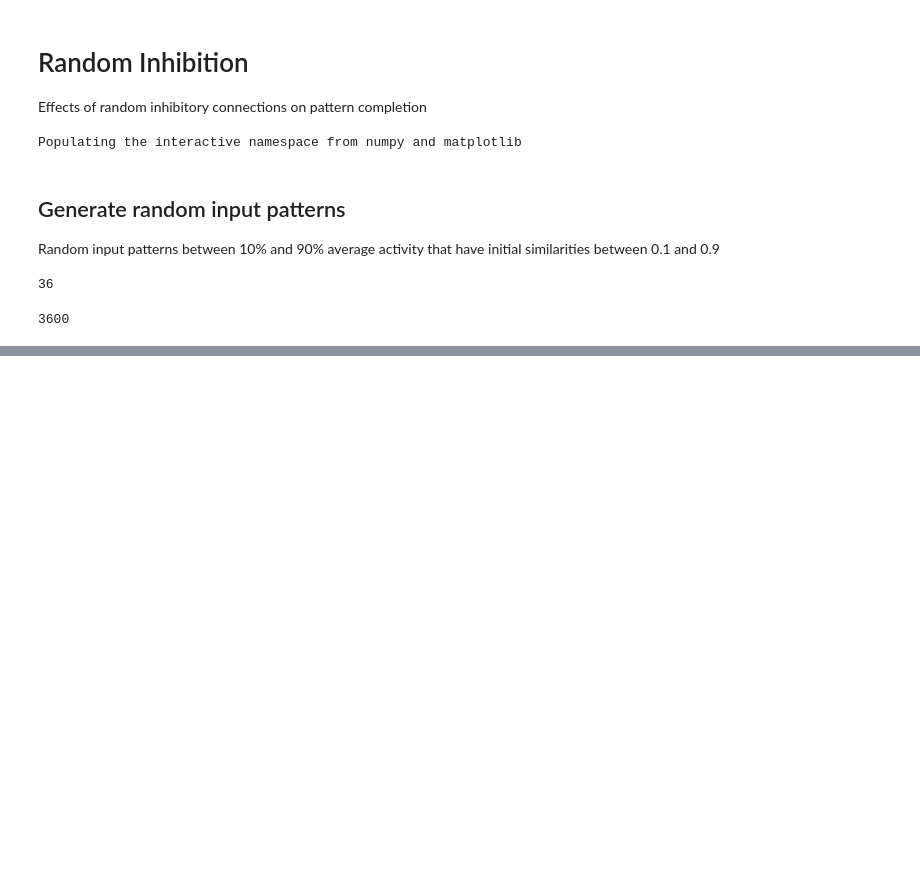
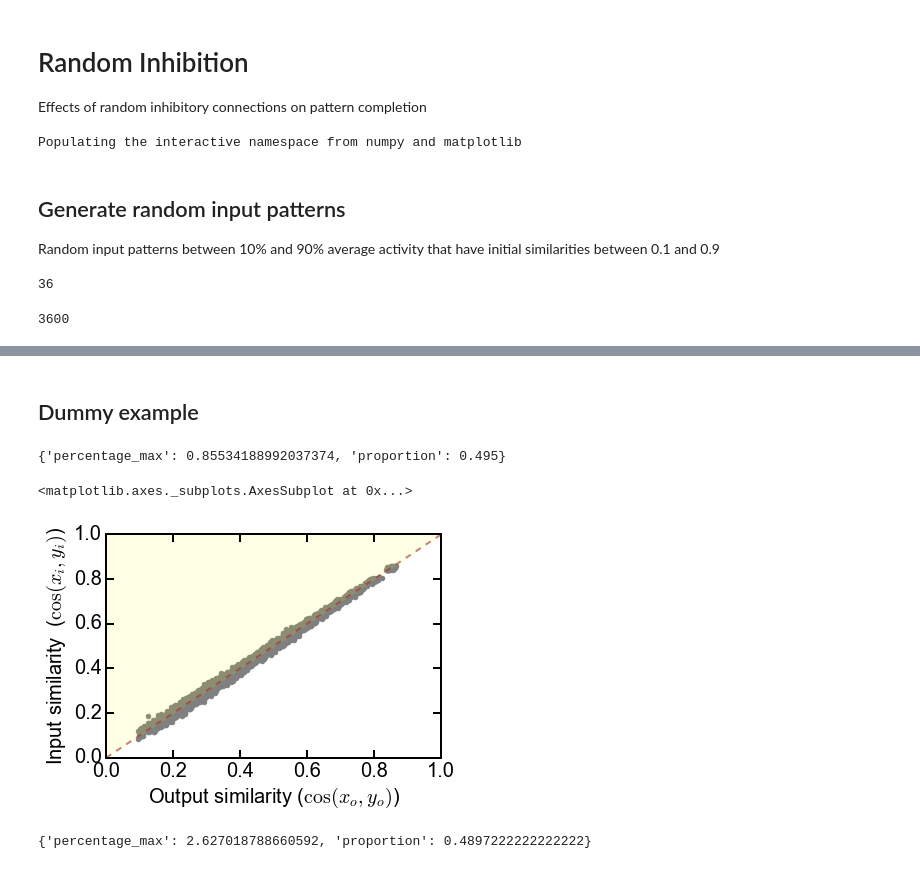
Before and after one commit to ClaudiaEsp/inet, a Jupyter notebook: Simulations/Random inhibition.ipynb, the cells around one changed output, grey strips where cells are left out. Drawn from its saved outputs; the diff is of its cells as text; code cells hidden in the pictures; blank space fills up the shorter version.

```diff
--- a/Simulations/Random inhibition.ipynb
+++ b/Simulations/Random inhibition.ipynb
@@ -44,2 +44,4 @@ Max similarity = 0.86, Min similarity = 0.092
 <matplotlib.axes._subplots.AxesSubplot at 0x...>
 [figure]
+# %% [markdown]
+<H2> Dummy example</H2>
@@ -45,0 +51,9 @@ Max similarity = 0.86, Min similarity = 0.092
+# %%
+separation(inputpatterns, outputpatterns)
+# %% [output]
+{'percentage_max': 0.85534188992037374, 'proportion': 0.495}
+# %%
+separation_plot(separation.insimilarity, separation.outsimilarity)
+# %% [output]
+<matplotlib.axes._subplots.AxesSubplot at 0x...>
+[figure, added]
@@ -45,0 +63,4 @@ Max similarity = 0.86, Min similarity = 0.092
+# %%
+separation(inputpatterns, outputpatterns)
+# %% [output]
+{'percentage_max': 2.627018788660592, 'proportion': 0.4897222222222222}
```
Also changed, not shown: parts of 27 cells of this notebook, 3 other files.
